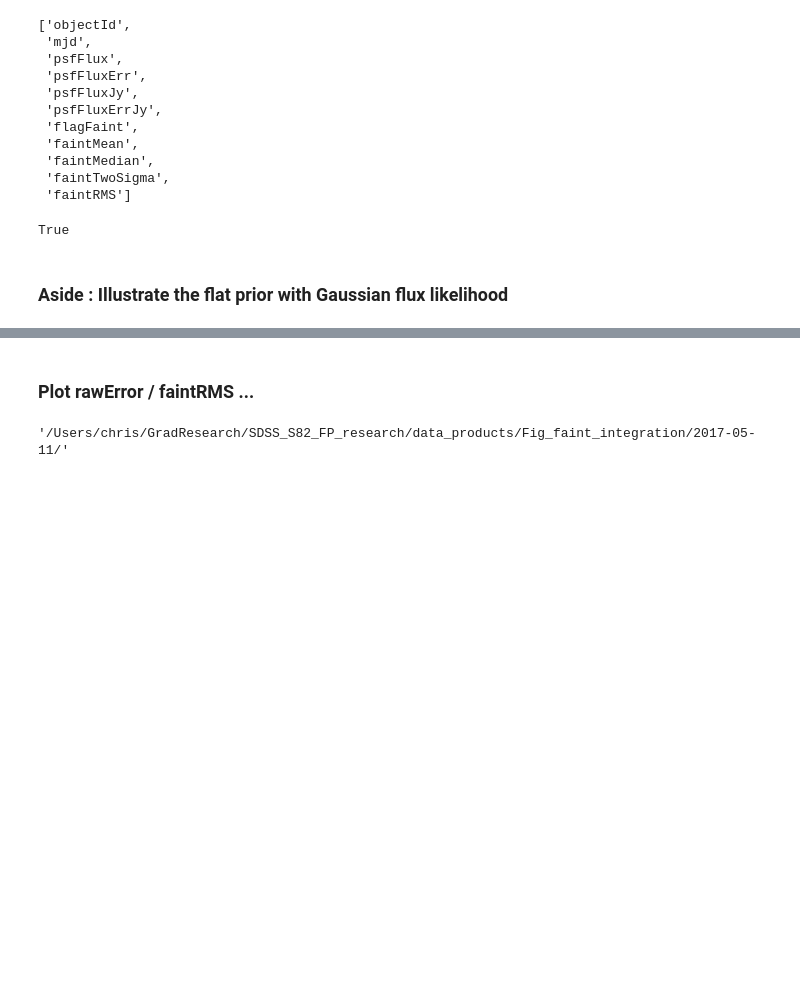
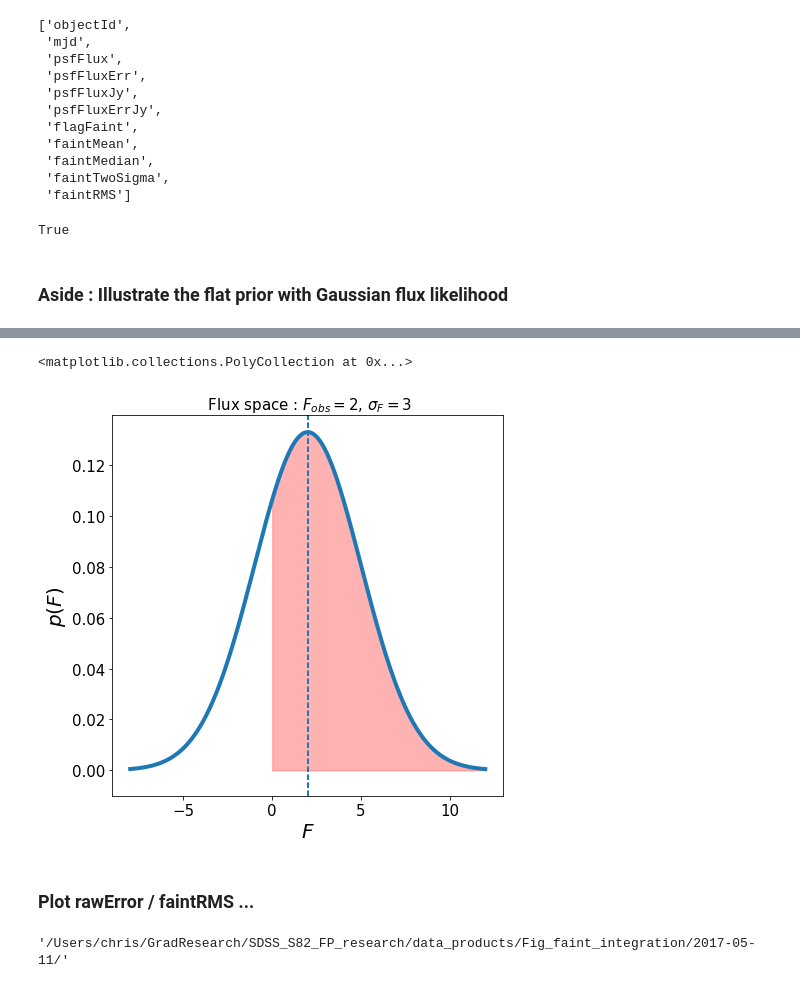
Before and after one commit to suberlak/SDSS_S82_FP_research, a Jupyter notebook: code/05.2017_redoing_variability_metrics.ipynb, the cells around one changed output, grey strips where cells are left out. Saved outputs shown, nothing was run; the diff lists cells and outputs as text; code cells hidden in the pictures; blank space fills up the shorter version.

```diff
--- a/code/05.2017_redoing_variability_metrics.ipynb
+++ b/code/05.2017_redoing_variability_metrics.ipynb
@@ -1029,3 +1030,34 @@ plt.savefig(outDir + 'faintPipeline_F_x_z_spaces.pdf', bbox_inches='tight')
+# %%
+# Just illustrate the new F_mean, F_median, F_rms , F_2sigma....
+
+%matplotlib inline
+# depict the three distributions .. .
+
+from scipy.stats import norm
+
+fig,ax = plt.subplots(1,1, figsize=(7,7))
+
+# F - space
+F_obs = 2
+sigF = 3
+width  = 10
+F = np.arange(F_obs-width,F_obs+width, 0.001)
+ax.plot(F,norm.pdf(F,F_obs, sigF), lw=4 , label='p(F)')
+ax.axvline(F_obs, ls='--', lw=2)
+ax.set_ylim(-.01)
+ax.set_ylabel(r'$p(F)$', fontsize=20)
+ax.set_xlabel(r'$F$', fontsize=20)
+ax.tick_params(axis='both', which='major', labelsize=15)
+ax.set_title(' Flux space : '+r'$F_{obs} = 2$'+', '+r'$\sigma_{F}=3$', fontsize=15)
+# shade the positive part
+mask = F>0
+ax.fill_between(F[mask],norm.pdf(F[mask],F_obs, sigF), alpha=0.3, color='red' )
+
+
+# x
+# %% [output]
+<matplotlib.collections.PolyCollection at 0x...>
+[figure, added]
 # %% [markdown]
 ### Plot rawError  / faintRMS ...
 # %%
```
Also changed, not shown: parts of 1 cell of this notebook, 1 other file.
